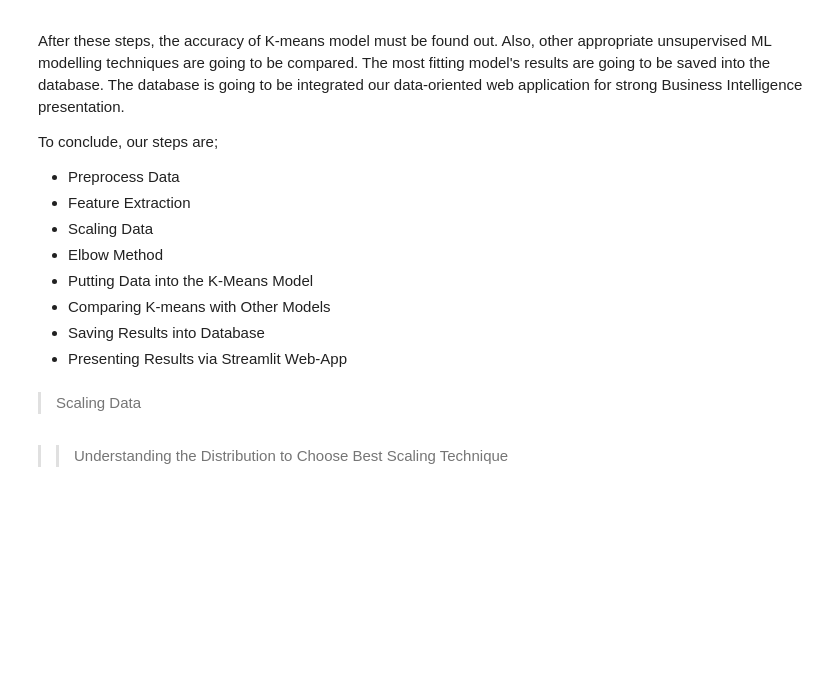
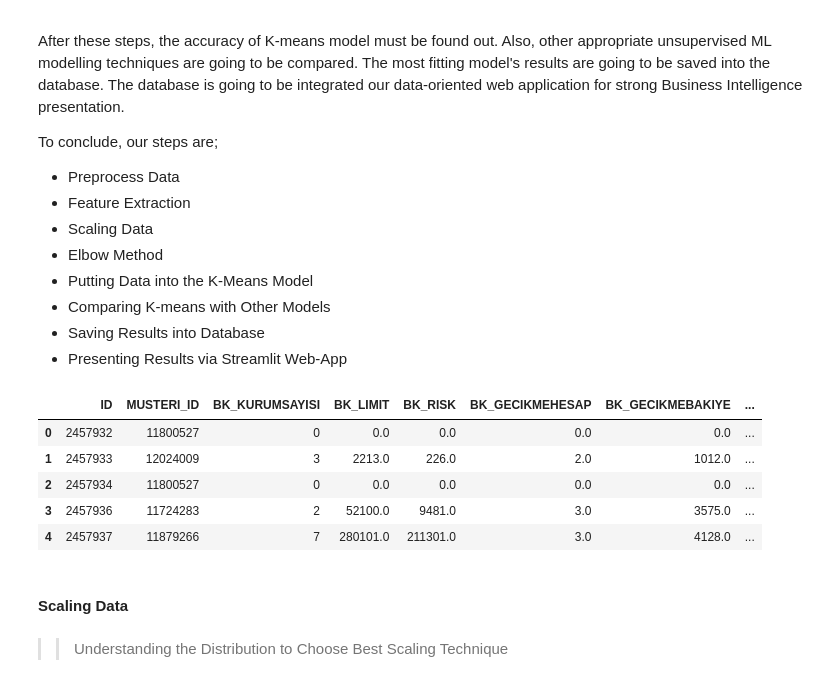
Before and after one commit to EmirhanServeren/factoring-customer-segmentation, a Jupyter notebook: segmentation.ipynb, the cells around one changed output. Saved outputs shown, nothing was run; the diff lists cells and outputs as text; code cells hidden in the pictures; blank space fills up the shorter version.

```diff
--- a/segmentation.ipynb
+++ b/segmentation.ipynb
@@ -44,7 +44,16 @@ To conclude, our steps are;
 *   Comparing K-means with Other Models
 *   Saving Results into Database
 *   Presenting Results via Streamlit Web-App
+# %%
+g_company_type_df.head()
+# %% [output]
+|  | ID | MUSTERI_ID | BK_KURUMSAYISI | BK_LIMIT | BK_RISK | BK_GECIKMEHESAP | BK_GECIKMEBAKIYE | ... |
+| 0 | 2457932 | 11800527 | 0 | 0.0 | 0.0 | 0.0 | 0.0 | ... |
+| 1 | 2457933 | 12024009 | 3 | 2213.0 | 226.0 | 2.0 | 1012.0 | ... |
+| 2 | 2457934 | 11800527 | 0 | 0.0 | 0.0 | 0.0 | 0.0 | ... |
+| 3 | 2457936 | 11724283 | 2 | 52100.0 | 9481.0 | 3.0 | 3575.0 | ... |
+| 4 | 2457937 | 11879266 | 7 | 280101.0 | 211301.0 | 3.0 | 4128.0 | ... |
 # %% [markdown]
-> Scaling Data
+#### Scaling Data
 # %%
 # selecting the columns to be scaled
```
Also changed, not shown: parts of 43 cells of this notebook.
